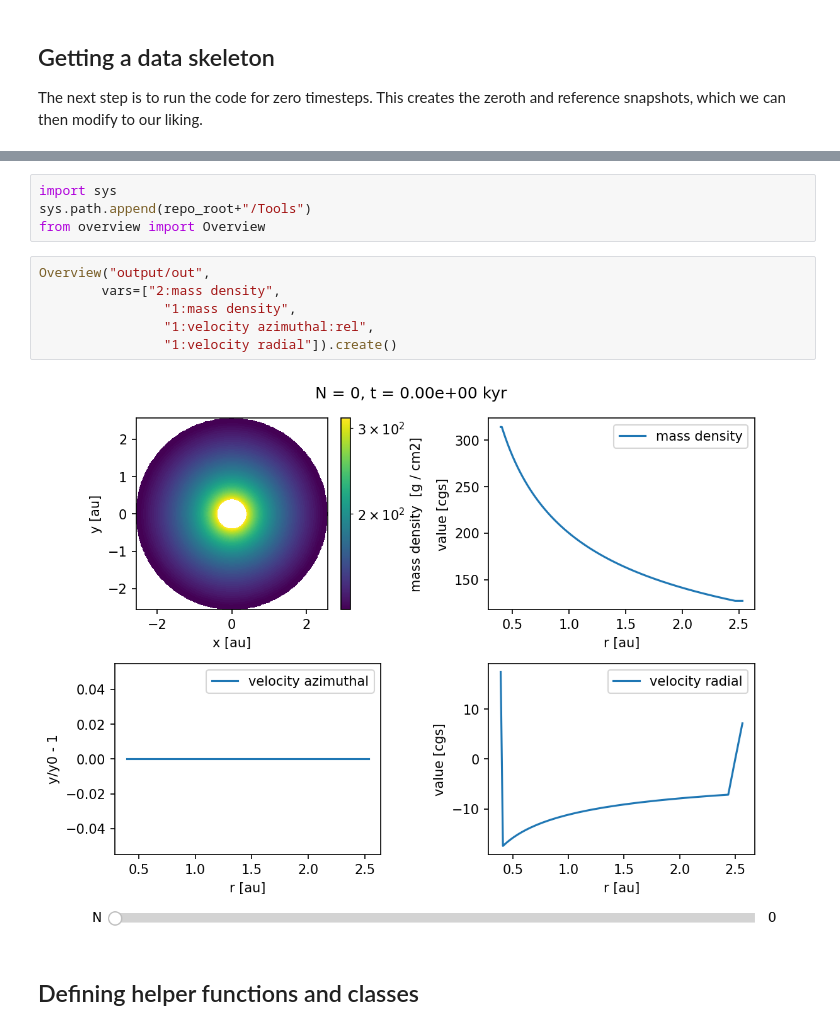
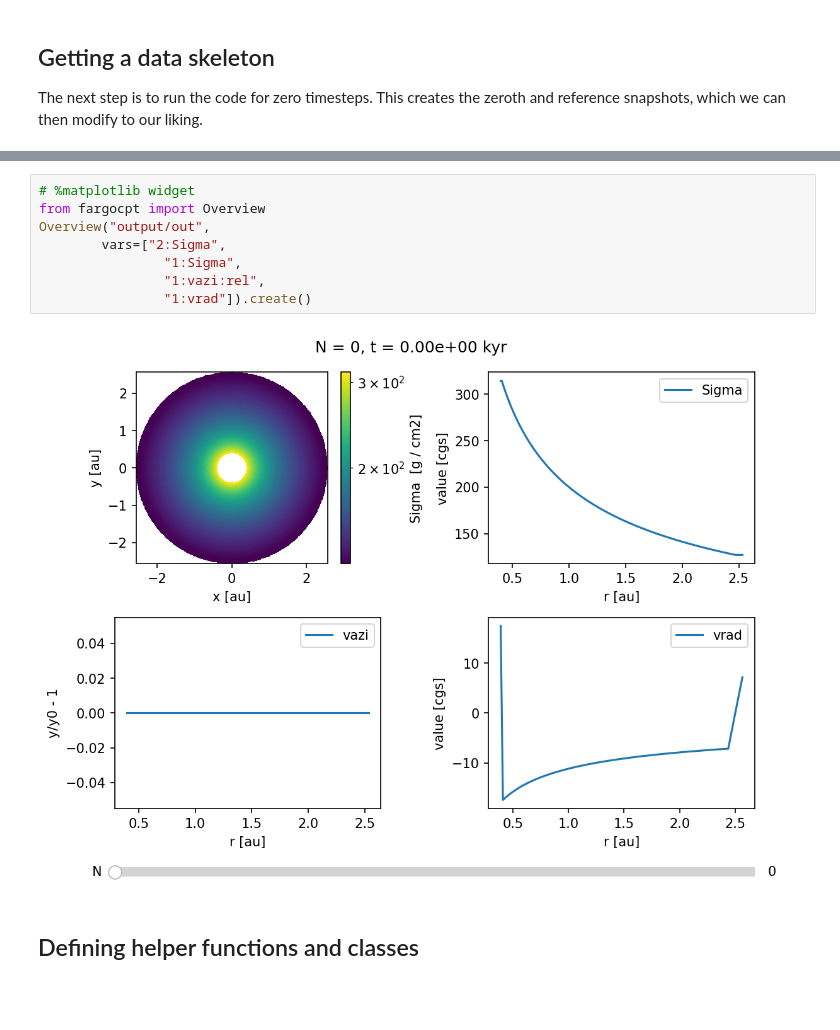
Before and after one commit to rometsch/fargocpt, a Jupyter notebook: examples/400_Custom_Initial_Conditions.ipynb, the cells around one changed output, grey strips where cells are left out. Saved outputs shown, nothing was run; the diff lists cells and outputs as text; blank space fills up the shorter version.

```diff
--- a/examples/400_Custom_Initial_Conditions.ipynb
+++ b/examples/400_Custom_Initial_Conditions.ipynb
@@ -87,18 +87,16 @@ fargo process pid 1403102
 [0] Writing output output/out/snapshots/reference, Snapshot Number 0, Time 0.000000.
 [0] -- Final: Total Hydrosteps 0, Time 0.00, Walltime 0.01 seconds, Time per Step: 0.00 milliseconds
 0
-# %%
-import sys
-sys.path.append(repo_root+"/Tools")
-from overview import Overview
 # %%
+# %matplotlib widget
+from fargocpt import Overview
 Overview("output/out",
-        vars=["2:mass density",
-                "1:mass density",
-                "1:velocity azimuthal:rel",
-                "1:velocity radial"]).create()
+        vars=["2:Sigma",
+                "1:Sigma",
+                "1:vazi:rel",
+                "1:vrad"]).create()
 # %% [output]
-[figure, old version]
+[figure, new version]
 # %% [markdown]
 ## Defining helper functions and classes
 # %%
```
Also changed, not shown: parts of 5 cells of this notebook, 4 other files.
